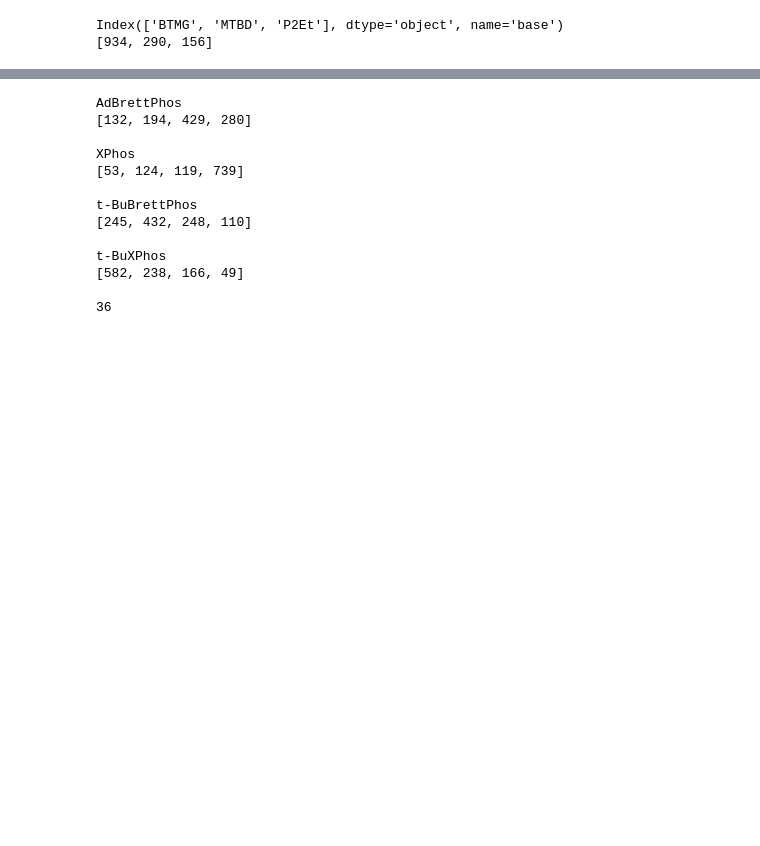
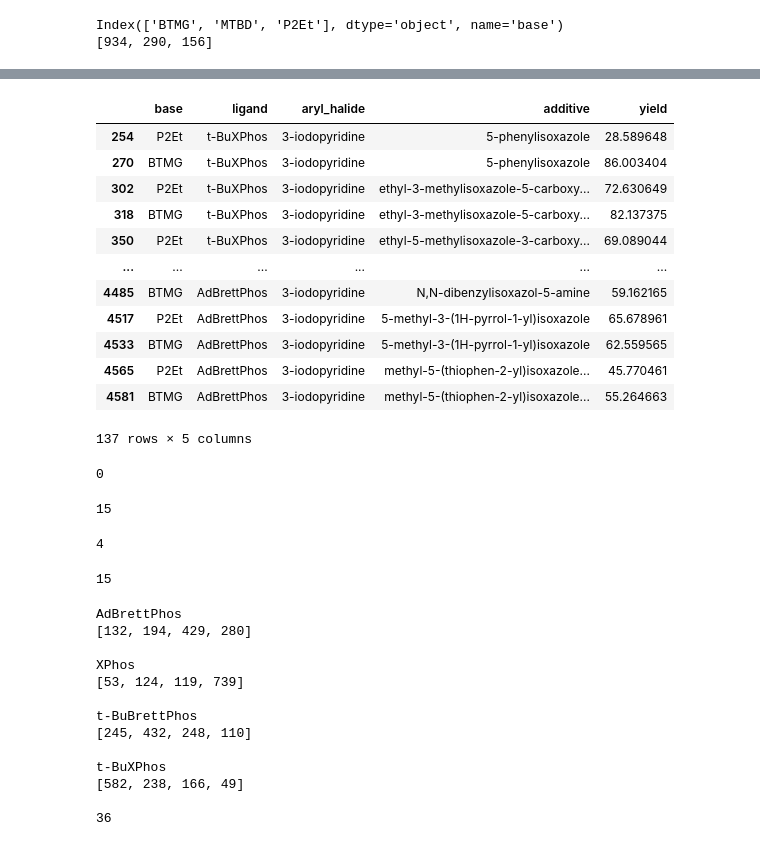
Before and after one commit to ZimmermanGroup/LabelRanking, a Jupyter notebook: doyle_analysis.ipynb, the cells around one changed output, grey strips where cells are left out. Saved outputs shown, nothing was run; the diff lists cells and outputs as text; code cells hidden in the pictures; blank space fills up the shorter version.

```diff
--- a/doyle_analysis.ipynb
+++ b/doyle_analysis.ipynb
@@ -631,3 +721,35 @@ Index(['BTMG', 'MTBD', 'P2Et'], dtype='object', name='base')
+# %%
+halide_sub_df
+# %% [output]
+|  | base | ligand | aryl_halide | additive | yield |
+| 254 | P2Et | t-BuXPhos | 3-iodopyridine | 5-phenylisoxazole | 28.589648 |
+| 270 | BTMG | t-BuXPhos | 3-iodopyridine | 5-phenylisoxazole | 86.003404 |
+| 302 | P2Et | t-BuXPhos | 3-iodopyridine | ethyl-3-methylisoxazole-5-carboxy... | 72.630649 |
+| 318 | BTMG | t-BuXPhos | 3-iodopyridine | ethyl-3-methylisoxazole-5-carboxy... | 82.137375 |
+| 350 | P2Et | t-BuXPhos | 3-iodopyridine | ethyl-5-methylisoxazole-3-carboxy... | 69.089044 |
+| ... | ... | ... | ... | ... | ... |
+| 4485 | BTMG | AdBrettPhos | 3-iodopyridine | N,N-dibenzylisoxazol-5-amine | 59.162165 |
+| 4517 | P2Et | AdBrettPhos | 3-iodopyridine | 5-methyl-3-(1H-pyrrol-1-yl)isoxazole | 65.678961 |
+| 4533 | BTMG | AdBrettPhos | 3-iodopyridine | 5-methyl-3-(1H-pyrrol-1-yl)isoxazole | 62.559565 |
+| 4565 | P2Et | AdBrettPhos | 3-iodopyridine | methyl-5-(thiophen-2-yl)isoxazole... | 45.770461 |
+| 4581 | BTMG | AdBrettPhos | 3-iodopyridine | methyl-5-(thiophen-2-yl)isoxazole... | 55.264663 |
+137 rows × 5 columns
+# %%
+sum(sub_df["yield"].isna())
+# %% [output]
+0
+# %%
+len(sub_df["aryl_halide"].unique())
+# %% [output]
+15
+# %%
+len(sub_base_df["ligand"].unique())
+# %% [output]
+4
+# %%
+len(sub_df["aryl_halide"].unique())
+# %% [output]
+15
 # %%
 single_cat_data = pd.pivot_table(
     raw_data,
```
Also changed, not shown: parts of 8 cells of this notebook, 3 other files.
